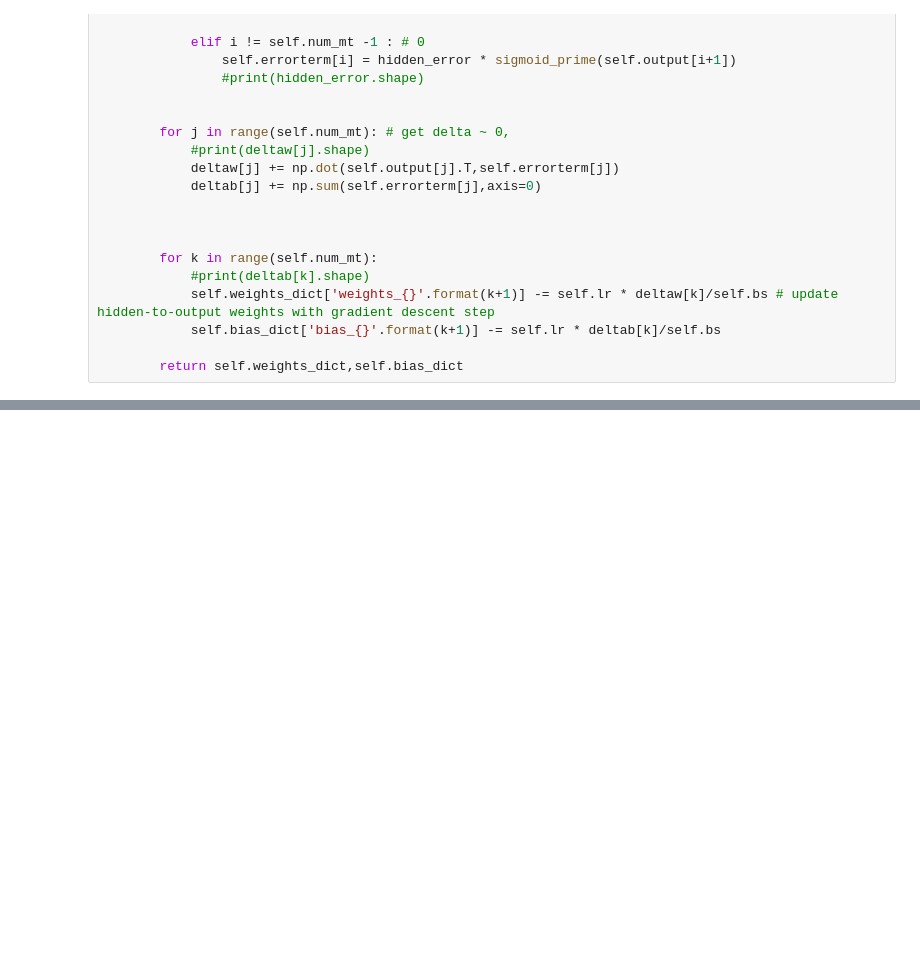
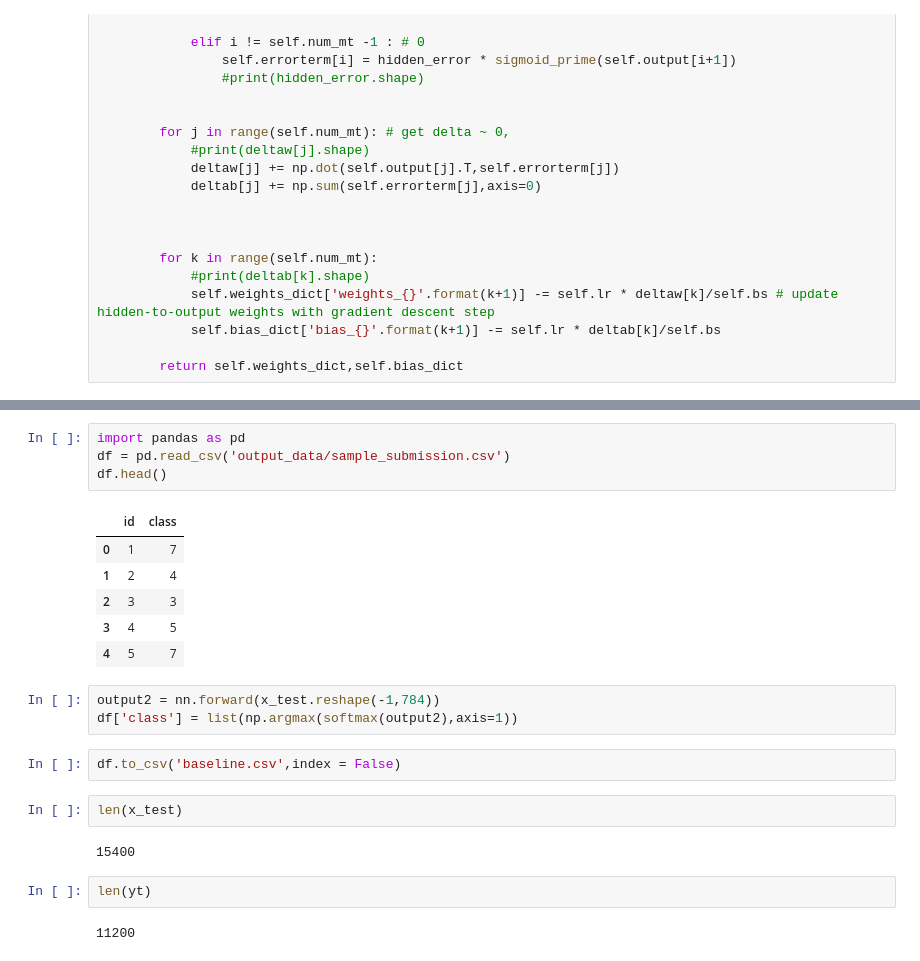
Before and after one commit to MarcoXM/CS_6000_Deep_Learning, a Jupyter notebook: HW1__NN/BuildingNumpy.ipynb, the cells around one changed output, grey strips where cells are left out. Cells and saved outputs as stored; diff of their text form; blank space fills up the shorter version.

```diff
--- a/HW1__NN/BuildingNumpy.ipynb
+++ b/HW1__NN/BuildingNumpy.ipynb
@@ -143,0 +142,24 @@ array([[7.25569395e-01, 4.56553399e-07, 8.36464449e-04, ...,
+# %%
+import pandas as pd
+df = pd.read_csv('output_data/sample_submission.csv')
+df.head()
+# %% [output]
+|  | id | class |
+| 0 | 1 | 7 |
+| 1 | 2 | 4 |
+| 2 | 3 | 3 |
+| 3 | 4 | 5 |
+| 4 | 5 | 7 |
+# %%
+output2 = nn.forward(x_test.reshape(-1,784))
+df['class'] = list(np.argmax(softmax(output2),axis=1))
+# %%
+df.to_csv('baseline.csv',index = False)
+# %%
+len(x_test)
+# %% [output]
+15400
+# %%
+len(yt)
+# %% [output]
+11200
```
Also changed, not shown: parts of 10 cells of this notebook, 1 other file.
